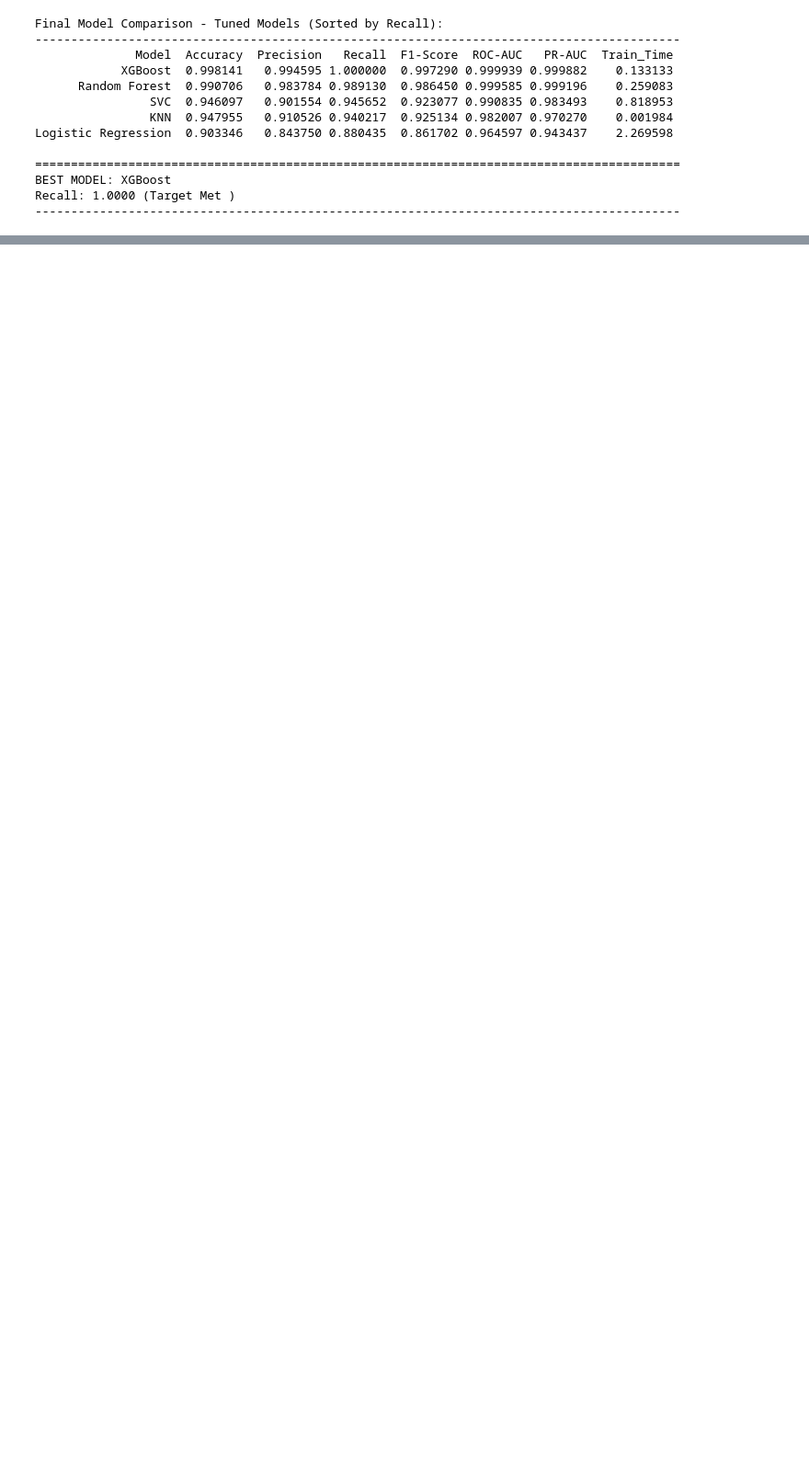
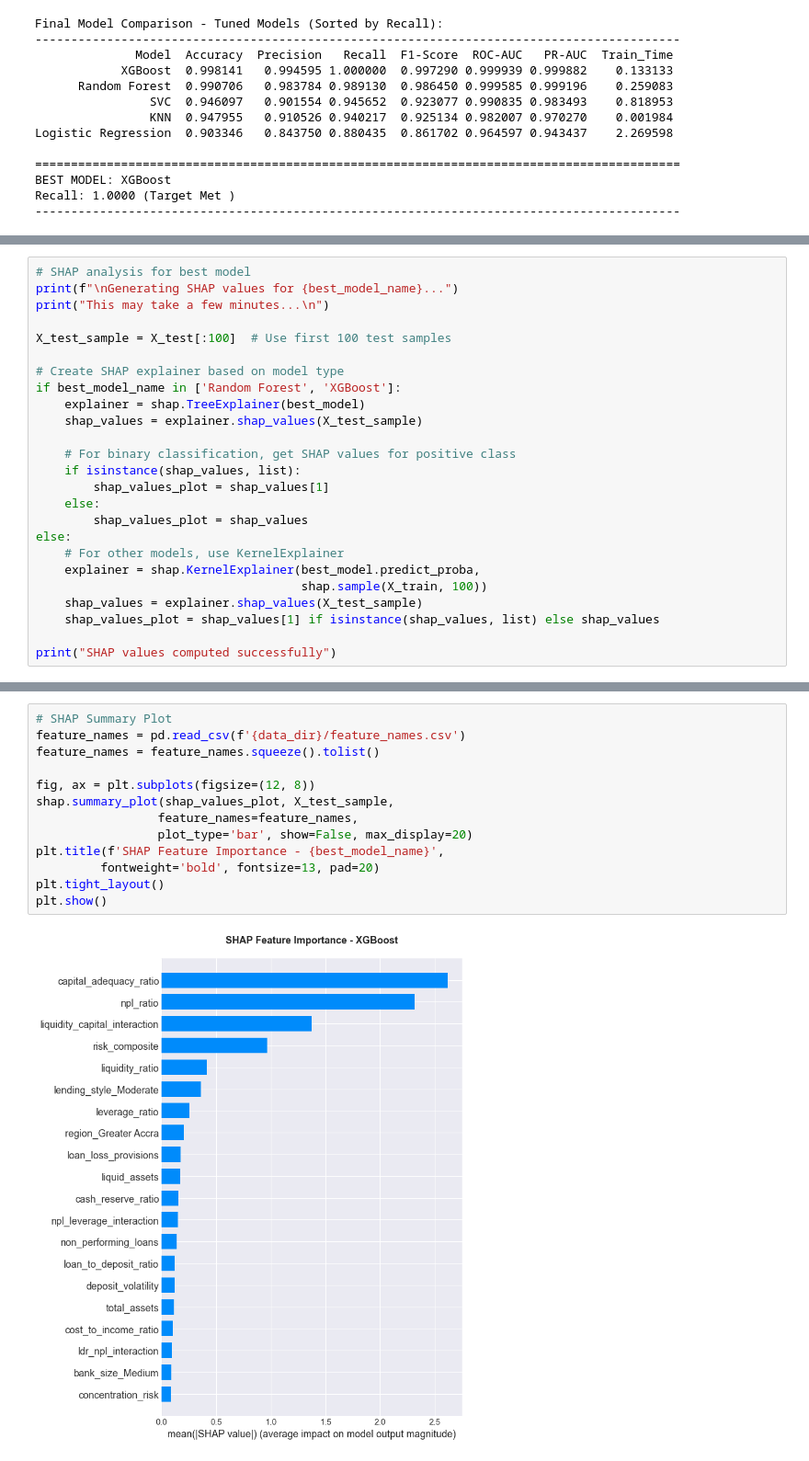
Before and after one commit to addetsi/Bank-Financial-Health-Analysis, a Jupyter notebook: 04_model_training.ipynb, the cells around one changed output, grey strips where cells are left out. Shown at 92% size. Cells and saved outputs as stored; diff of their text form; blank space fills up the shorter version.

```diff
--- a/04_model_training.ipynb
+++ b/04_model_training.ipynb
@@ -655,0 +807,25 @@ plt.show()
+# %%
+# SHAP analysis for best model
+print(f"\nGenerating SHAP values for {best_model_name}...")
+print("This may take a few minutes...\n")
+
+X_test_sample = X_test[:100]  # Use first 100 test samples
+
+# Create SHAP explainer based on model type
+if best_model_name in ['Random Forest', 'XGBoost']:
+    explainer = shap.TreeExplainer(best_model)
+    shap_values = explainer.shap_values(X_test_sample)
+
+    # For binary classification, get SHAP values for positive class
+    if isinstance(shap_values, list):
+        shap_values_plot = shap_values[1]
+    else:
+        shap_values_plot = shap_values
+else:
+    # For other models, use KernelExplainer
+    explainer = shap.KernelExplainer(best_model.predict_proba,
+                                     shap.sample(X_train, 100))
+    shap_values = explainer.shap_values(X_test_sample)
+    shap_values_plot = shap_values[1] if isinstance(shap_values, list) else shap_values
+
+print("SHAP values computed successfully")
@@ -655,0 +837,15 @@ plt.show()
+# %%
+# SHAP Summary Plot
+feature_names = pd.read_csv(f'{data_dir}/feature_names.csv')
+feature_names = feature_names.squeeze().tolist()
+
+fig, ax = plt.subplots(figsize=(12, 8))
+shap.summary_plot(shap_values_plot, X_test_sample,
+                 feature_names=feature_names,
+                 plot_type='bar', show=False, max_display=20)
+plt.title(f'SHAP Feature Importance - {best_model_name}',
+         fontweight='bold', fontsize=13, pad=20)
+plt.tight_layout()
+plt.show()
+# %% [output]
+[figure, added]
```
Also changed, not shown: parts of 12 cells of this notebook, 8 other files.
